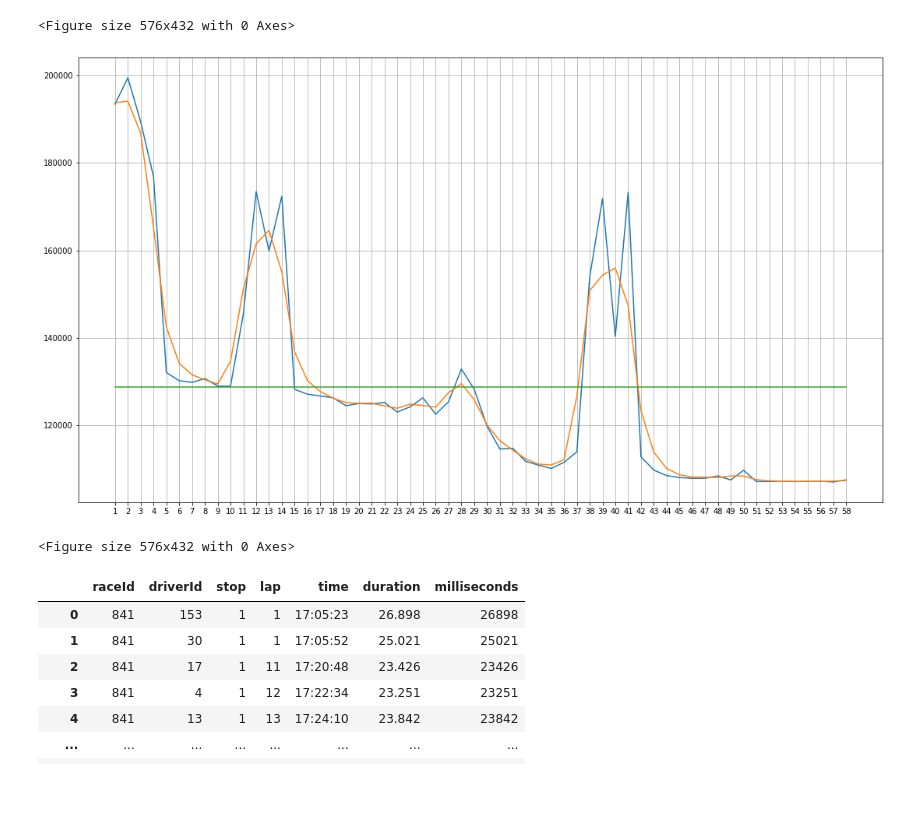
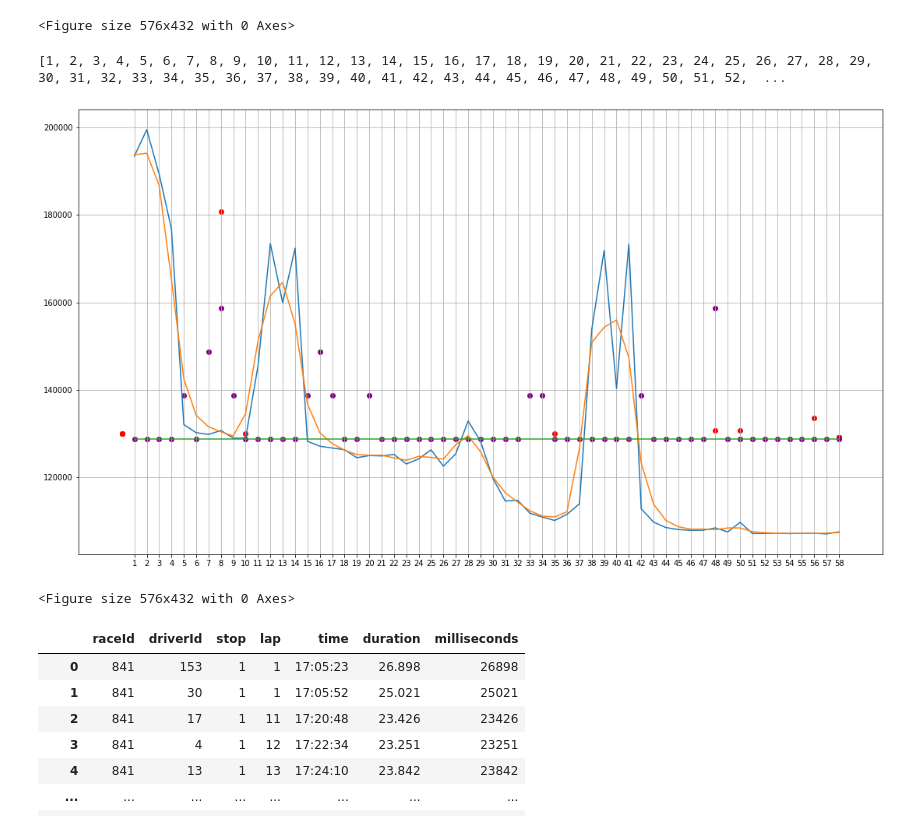
Before and after one commit to jessepinkman9900/F1, a Jupyter notebook: test.ipynb, the cells around one changed output. Saved outputs shown, nothing was run; the diff lists cells and outputs as text; code cells hidden in the pictures; blank space fills up the shorter version.

Commit message:
overtake, status code based graphs

```diff
--- a/test.ipynb
+++ b/test.ipynb
@@ -209,35 +209,73 @@ for lap in laps:
 for index in range(1,len(times_smooth)-1):
     times_smooth[index] = (times_smooth[index-1]+times_smooth[index]+times_smooth[index+1])/3
 times_smooth[0] = (times_smooth[0]+times_smooth[1])/2
 ind = len(times_smooth)-1
 times_smooth[ind] = (times_smooth[ind]+times_smooth[ind-1])/2
 plt.plot(laps, times)
 plt.plot(laps, times_smooth)
 mean = np.mean(times)
 mean_Arr = []
 # var_arr
 # std_arr
 for _ in laps:
     mean_Arr.append(mean)
 # stdv = np.std(times)
 # var = np.var(times)
 plt.plot(laps, mean_Arr)
 # plt.plot(laps, np.array(times)-np.array(mean_Arr))
+
+
+resultsDf = pd.read_csv('data/base/results.csv')
+
+raceId = 982
+res982 = resultsDf[resultsDf.raceId==raceId]
+driverids = set(res982.driverId)
+laps = [x for x in range(1,total_laps+1)]
+status_arr = [[] for _ in laps]
+x, y = [], []
+for driver in driverids:
+    tmp = res982[res982.driverId==driver]
+#     print(driver, tmp.laps.values[0], tmp.statusId.values[0])
+    status_arr[tmp.laps.values[0]-1].append(tmp.statusId.values[0])
+    x.append(tmp.laps.values[0])
+    y.append(tmp.statusId.values[0])
+# res982
+
+
+overtakesDf = pd.read_csv('data/derived/overtaking/overtaking.csv')
+# overtakesDf.reset_index(drop=True, inplace=True)
+raceId=982
+race982 = overtakesDf[overtakesDf.raceId==raceId]
+# laps = set(race982.lap)
+a,b=[],[]
+print(laps)
+for lap in laps:
+    tmp = race982[race982.lap==lap]
+#     print(lap,len(tmp.values))
+    a.append(lap)
+    b.append(len(tmp.values))
+status_arr
+# status codes
+plt.scatter(x, np.array(y)*400+mean,color='red')
+# overtkaes
+plt.scatter(a, np.array(b)*10000+mean,color='purple')
+
 plt.xticks(laps)
 plt.grid()
 fig = plt.gcf()
 fig.set_size_inches(18.5, 10.5)
 plt.figure(figsize=(8,6))
 fig.savefig('test_smooth.png', dpi=150)
 
 plt.show()
 
 # plt.plot(laps, var_arr)
 # plt.plot(laps, std_arr)
 # plt.show()
 # %% [output]
+[1, 2, 3, 4, 5, 6, 7, 8, 9, 10, 11, 12, 13, 14, 15, 16, 17, 18, 19, 20, 21, 22, 23, 24, 25, 26, 27, 28, 29, 30, 31, 32, 33, 34, 35, 36, 37, 38, 39, 40, 41, 42, 43, 44, 45, 46, 47, 48, 49, 50, 51, 52,  ...
-[figure, old version]
+[figure, new version]
-<Figure size 576x432 with 0 Axes>
+<Figure size 576x432 with 0 Axes>
 # %%
 pitstops_df = pd.read_csv('data/base/pitstops.csv')
 pitstops_df
```
Also changed, not shown: parts of 4 cells of this notebook.
